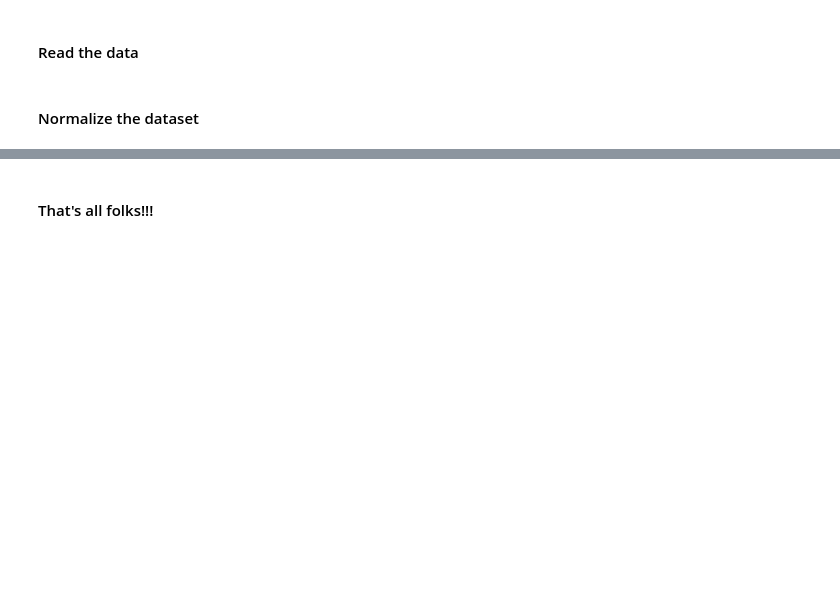
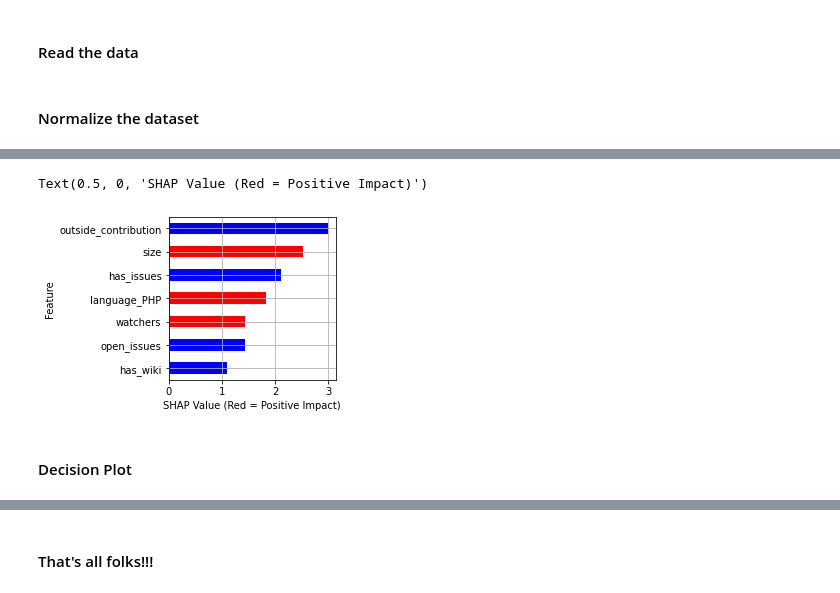
Before and after one commit to gesteves91/software-engineering-ml, a Jupyter notebook: notebooks/07-shap.ipynb, the cells around one changed output, grey strips where cells are left out. Drawn from its saved outputs; the diff is of its cells as text; code cells hidden in the pictures; blank space fills up the shorter version.

```diff
--- a/notebooks/07-shap.ipynb
+++ b/notebooks/07-shap.ipynb
@@ -108,22 +116,18 @@ for i in feature_list:
 # %%
 corr_df = pd.concat([pd.Series(feature_list),pd.Series(corr_list)],axis=1).fillna(0)
 # Make a data frame. Column 1 is the feature, and Column 2 is the correlation coefficient
-corr_df.columns  = ['Variable','Corr']
+corr_df.columns  = ['Feature','Corr']
 corr_df['Sign'] = np.where(corr_df['Corr']>0,'red','blue')
 # %%
 # Plot it
-import seaborn as sns
 shap_abs = np.abs(shap_v)
 k=pd.DataFrame(shap_abs.mean()).reset_index()
-k.columns = ['Variable','SHAP_abs']
-k2 = k.merge(corr_df,left_on = 'Variable',right_on='Variable',how='inner')
+k.columns = ['Feature','SHAP_abs']
+k2 = k.merge(corr_df,left_on = 'Feature',right_on='Feature',how='inner')
 k2 = k2.sort_values(by='SHAP_abs',ascending = True)
 k3 = k2.tail(7)
 colorlist = k3['Sign']
 k3['SHAP_abs'] = k3['SHAP_abs'].apply(amortizacao)
-ax = k3.plot.barh(x='Variable',y='SHAP_abs',color = colorlist, figsize=(3,3),legend=False)
-ax.grid()
-ax.set_xlabel("SHAP Value (Red = Positive Impact)")
 # %% [output]
 A value is trying to be set on a copy of a slice from a DataFrame.
 Try using .loc[row_indexer,col_indexer] = value instead
@@ -134,0 +161,9 @@ Text(0.5, 0, 'SHAP Value (Red = Positive Impact)')
+# %%
+ax = k3.plot.barh(x='Feature',y='SHAP_abs',color = colorlist, figsize=(3,3),legend=False)
+ax.grid()
+ax.set_xlabel("SHAP Value (Red = Positive Impact)")
+# %% [output]
+Text(0.5, 0, 'SHAP Value (Red = Positive Impact)')
+[figure, added]
+# %% [markdown]
+#### Decision Plot
```
Also changed, not shown: parts of 13 cells of this notebook, 7 other files.
